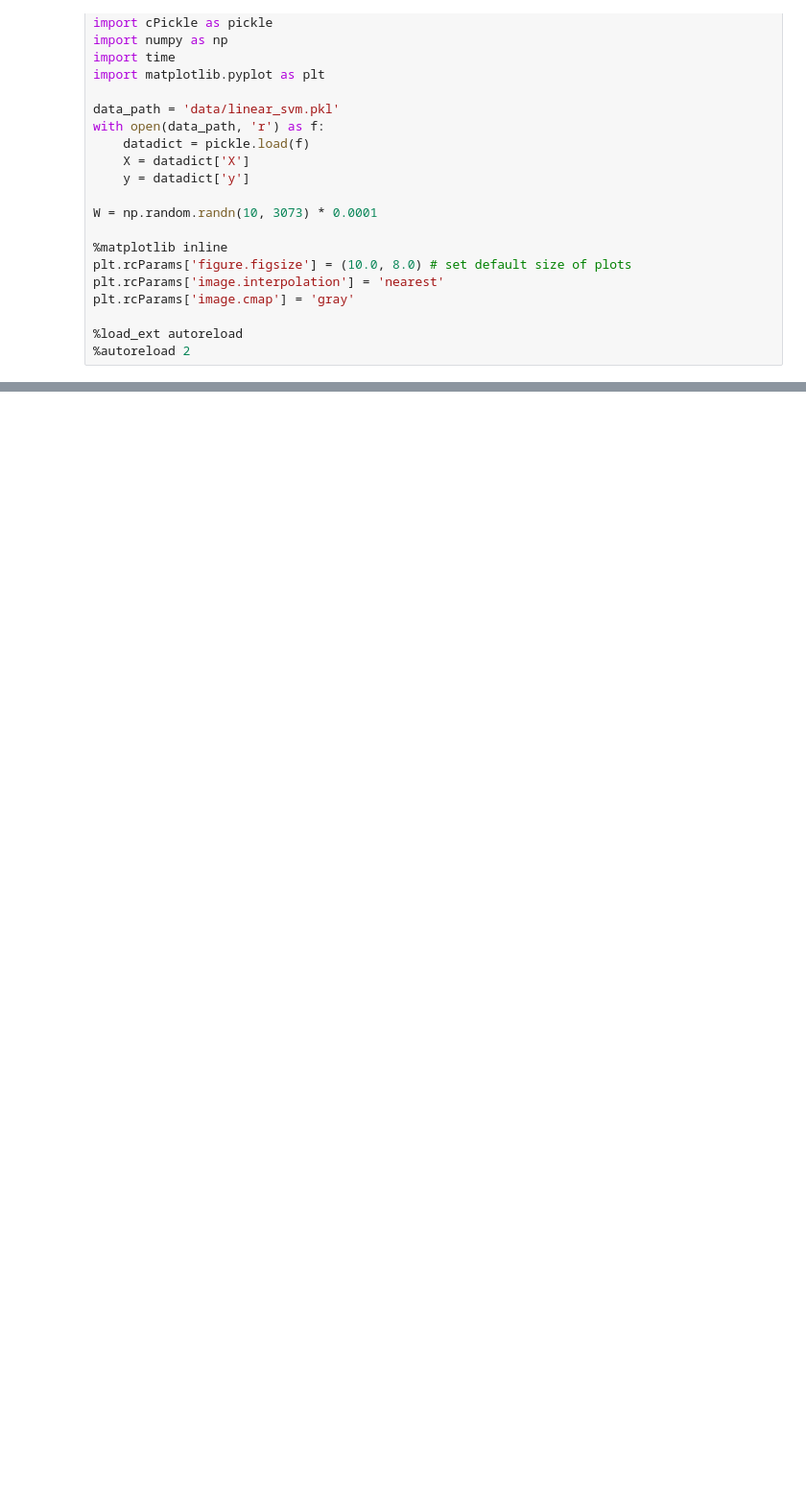
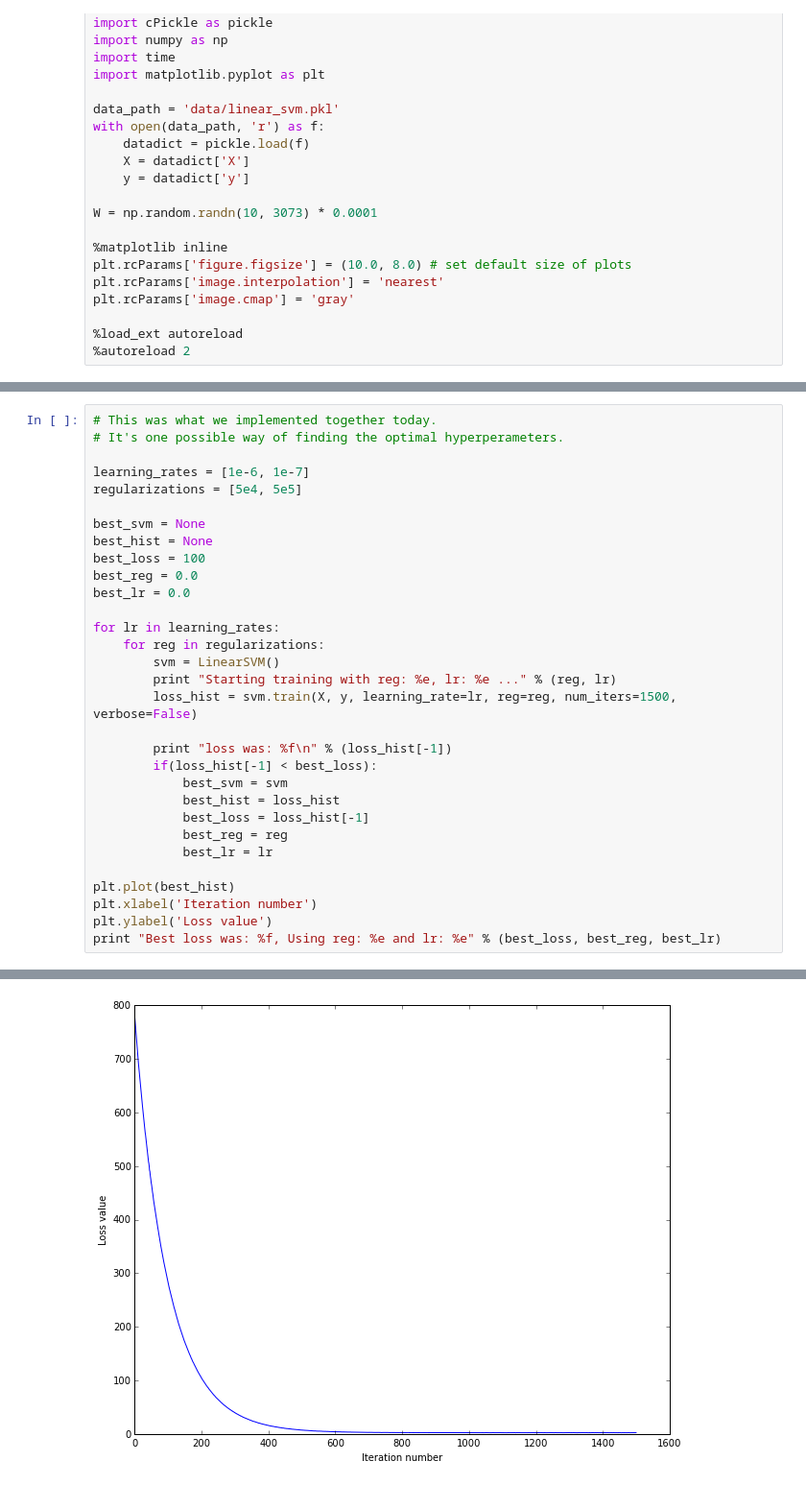
Before and after one commit to kingarawana/lr_svm, a Jupyter notebook: Linear Regression - SVM.ipynb, the cells around one changed output, grey strips where cells are left out. Shown: that part at 96% size. Drawn from its saved outputs; the diff is of its cells as text; blank space fills up the shorter version.

Commit message:
udpated with notes from today's session. This is the complete code

```diff
--- a/Linear Regression - SVM.ipynb
+++ b/Linear Regression - SVM.ipynb
@@ -71,0 +108,32 @@ plt.ylabel('Loss value')
+# %%
+# This was what we implemented together today.
+# It's one possible way of finding the optimal hyperperameters.
+
+learning_rates = [1e-6, 1e-7]
+regularizations = [5e4, 5e5]
+
+best_svm = None
+best_hist = None
+best_loss = 100
+best_reg = 0.0
+best_lr = 0.0
+
+for lr in learning_rates:
+    for reg in regularizations:
+        svm = LinearSVM()
+        print "Starting training with reg: %e, lr: %e ..." % (reg, lr)
+        loss_hist = svm.train(X, y, learning_rate=lr, reg=reg, num_iters=1500, verbose=False)
+
+        print "loss was: %f\n" % (loss_hist[-1])
+        if(loss_hist[-1] < best_loss):
+            best_svm = svm
+            best_hist = loss_hist
+            best_loss = loss_hist[-1]
+            best_reg = reg
+            best_lr = lr
+
+plt.plot(best_hist)
+plt.xlabel('Iteration number')
+plt.ylabel('Loss value')
+print "Best loss was: %f, Using reg: %e and lr: %e" % (best_loss, best_reg, best_lr)
+# %% [output]
@@ -71,0 +153 @@ plt.ylabel('Loss value')
+[figure, added]
```
Also changed, not shown: parts of 5 cells of this notebook, 2 other files.
